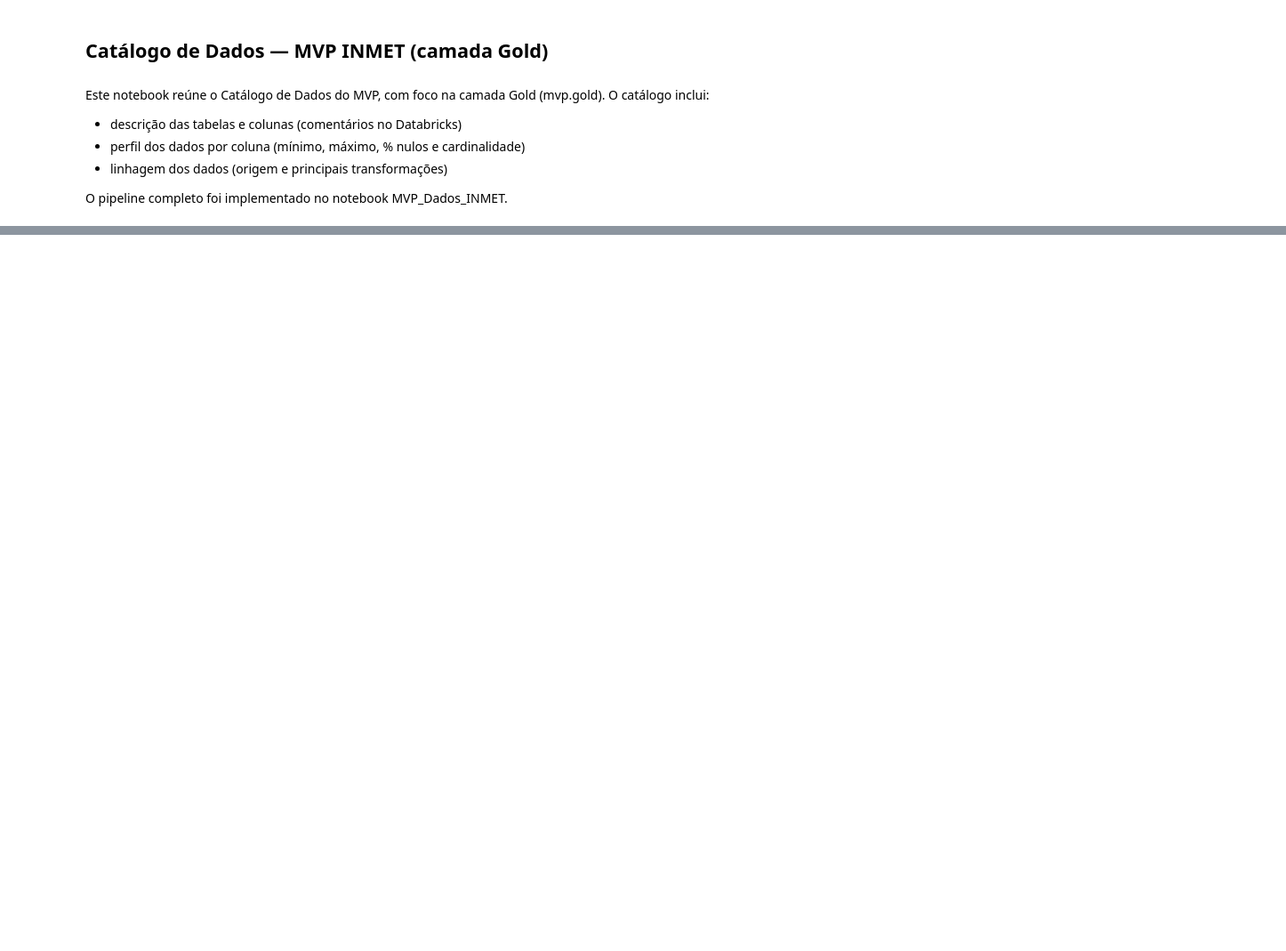
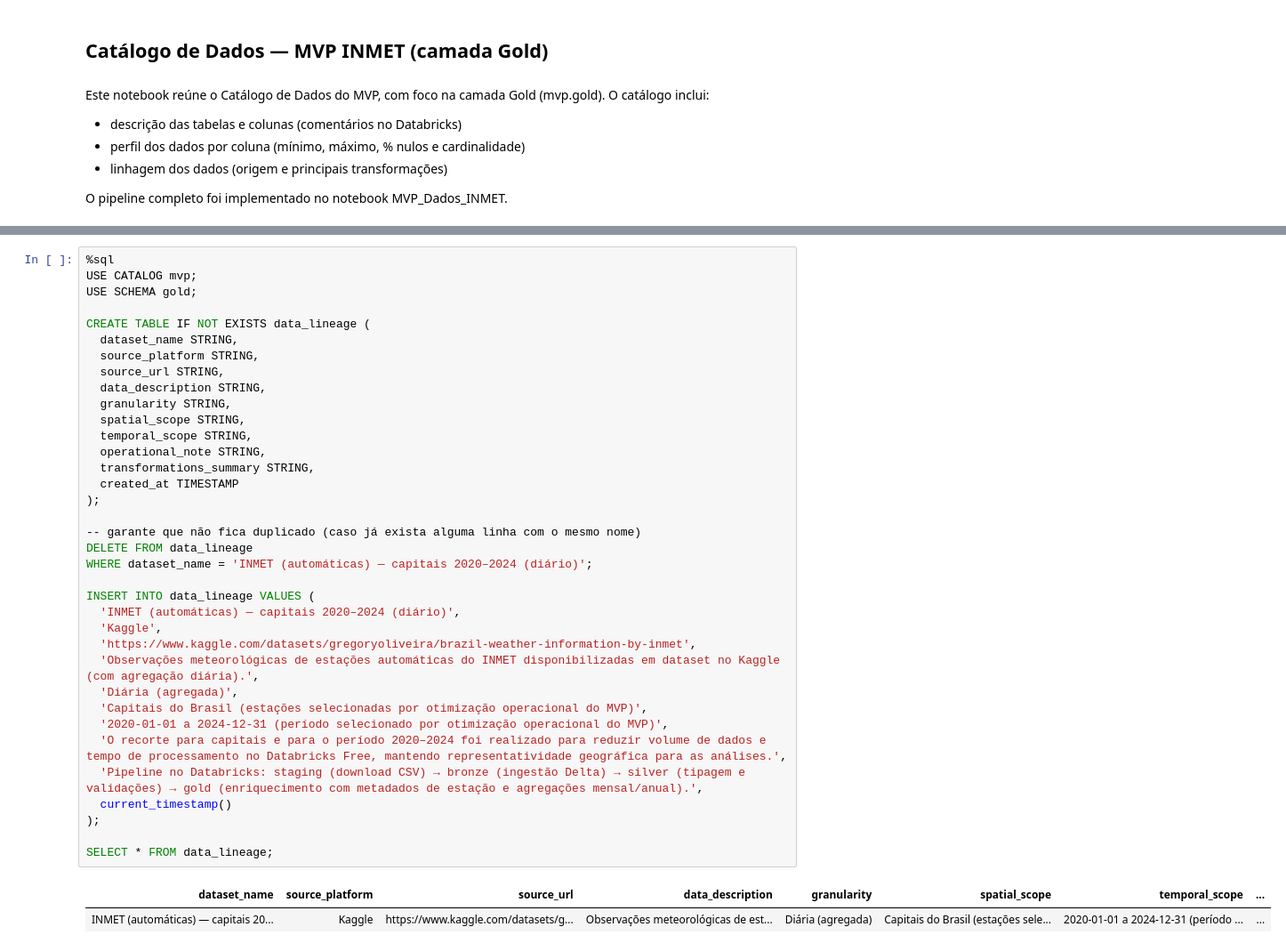
Before and after one commit to ana-clara-marques/CD_PUCRIO_02, a Jupyter notebook: catalogo.ipynb, the cells around one changed output, grey strips where cells are left out. Shown: that part at 89% size. Cells and saved outputs as stored; diff of their text form; blank space fills up the shorter version.

```diff
--- a/catalogo.ipynb
+++ b/catalogo.ipynb
@@ -22,4 +23,43 @@ SHOW TABLES;
 | gold | observacoes_gold | false |
+# %%
+%sql
+USE CATALOG mvp;
+USE SCHEMA gold;
+
+CREATE TABLE IF NOT EXISTS data_lineage (
+  dataset_name STRING,
+  source_platform STRING,
+  source_url STRING,
+  data_description STRING,
+  granularity STRING,
+  spatial_scope STRING,
+  temporal_scope STRING,
+  operational_note STRING,
+  transformations_summary STRING,
+  created_at TIMESTAMP
+);
+
+-- garante que não fica duplicado (caso já exista alguma linha com o mesmo nome)
+DELETE FROM data_lineage
+WHERE dataset_name = 'INMET (automáticas) — capitais 2020–2024 (diário)';
+
+INSERT INTO data_lineage VALUES (
+  'INMET (automáticas) — capitais 2020–2024 (diário)',
+  'Kaggle',
+  'https://www.kaggle.com/datasets/gregoryoliveira/brazil-weather-information-by-inmet',
+  'Observações meteorológicas de estações automáticas do INMET disponibilizadas em dataset no Kaggle (com agregação diária).',
+  'Diária (agregada)',
+  'Capitais do Brasil (estações selecionadas por otimização operacional do MVP)',
+  '2020-01-01 a 2024-12-31 (período selecionado por otimização operacional do MVP)',
+  'O recorte para capitais e para o período 2020–2024 foi realizado para reduzir volume de dados e tempo de processamento no Databricks Free, mantendo representatividade geográfica para as análises.',
+  'Pipeline no Databricks: staging (download CSV) → bronze (ingestão Delta) → silver (tipagem e validações) → gold (enriquecimento com metadados de estação e agregações mensal/anual).',
+  current_timestamp()
+);
+
+SELECT * FROM data_lineage;
+# %% [output]
+| dataset_name | source_platform | source_url | data_description | granularity | spatial_scope | temporal_scope | ... |
+| INMET (automáticas) — capitais 20... | Kaggle | https://www.kaggle.com/datasets/g... | Observações meteorológicas de est... | Diária (agregada) | Capitais do Brasil (estações sele... | 2020-01-01 a 2024-12-31 (período ... | ... |
 # %% [markdown]
 ## Linhagem dos dados
 
```
Also changed, not shown: parts of 2 cells of this notebook, 1 other file.
